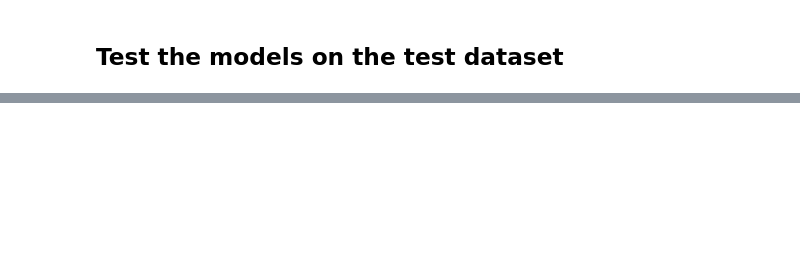
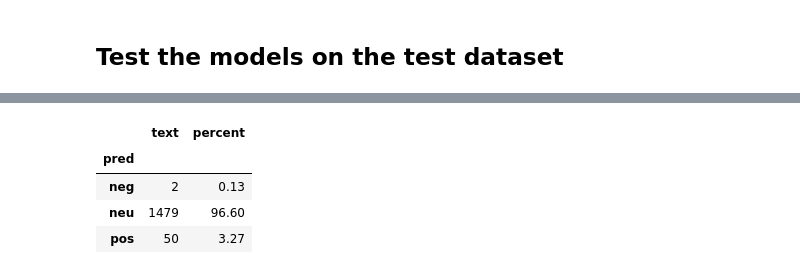
Before and after one commit to mredaoudi/Thesis, a Jupyter notebook: data_analysis/3_feature_based_prediction.ipynb, the cells around one changed output, grey strips where cells are left out. Saved outputs shown, nothing was run; the diff lists cells and outputs as text; code cells hidden in the pictures; blank space fills up the shorter version.

```diff
--- a/data_analysis/3_feature_based_prediction.ipynb
+++ b/data_analysis/3_feature_based_prediction.ipynb
@@ -123,0 +123,8 @@ nb
+# %%
+display(macron_svm)
+# %% [output]
+|  | text | percent |
+| pred |  |  |
+| neg | 2 | 0.13 |
+| neu | 1479 | 96.60 |
+| pos | 50 | 3.27 |
```
Also changed, not shown: parts of 17 cells of this notebook, 3 other files.
